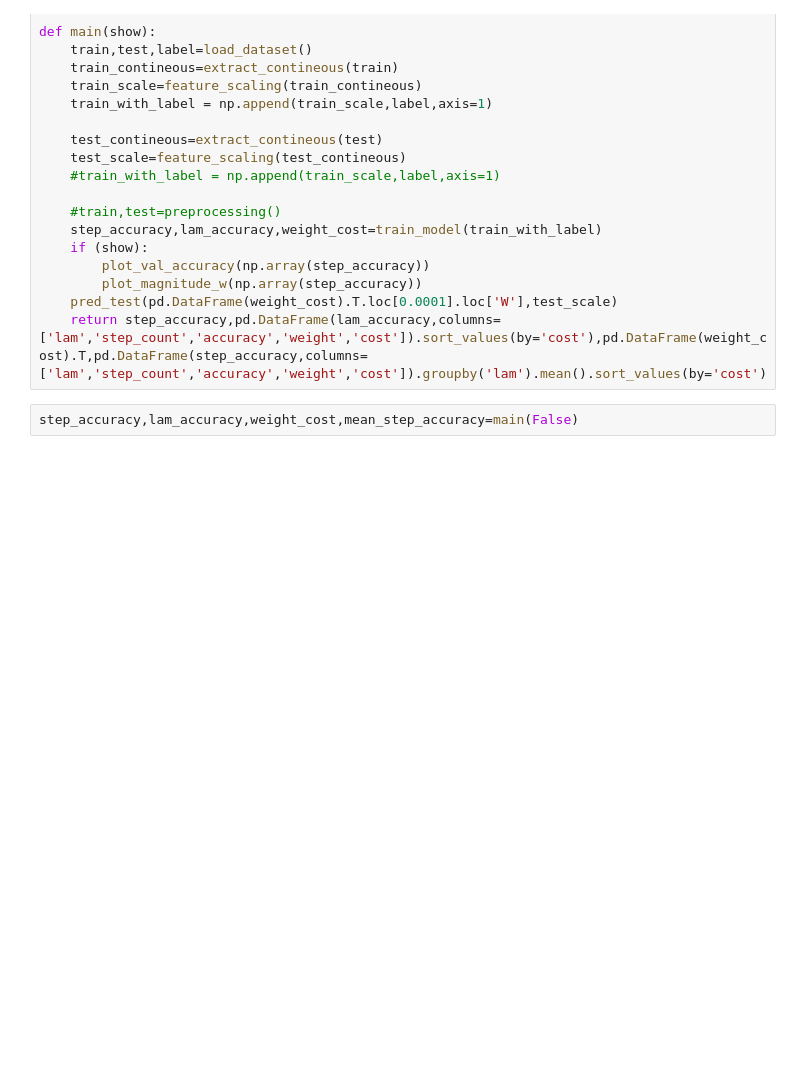
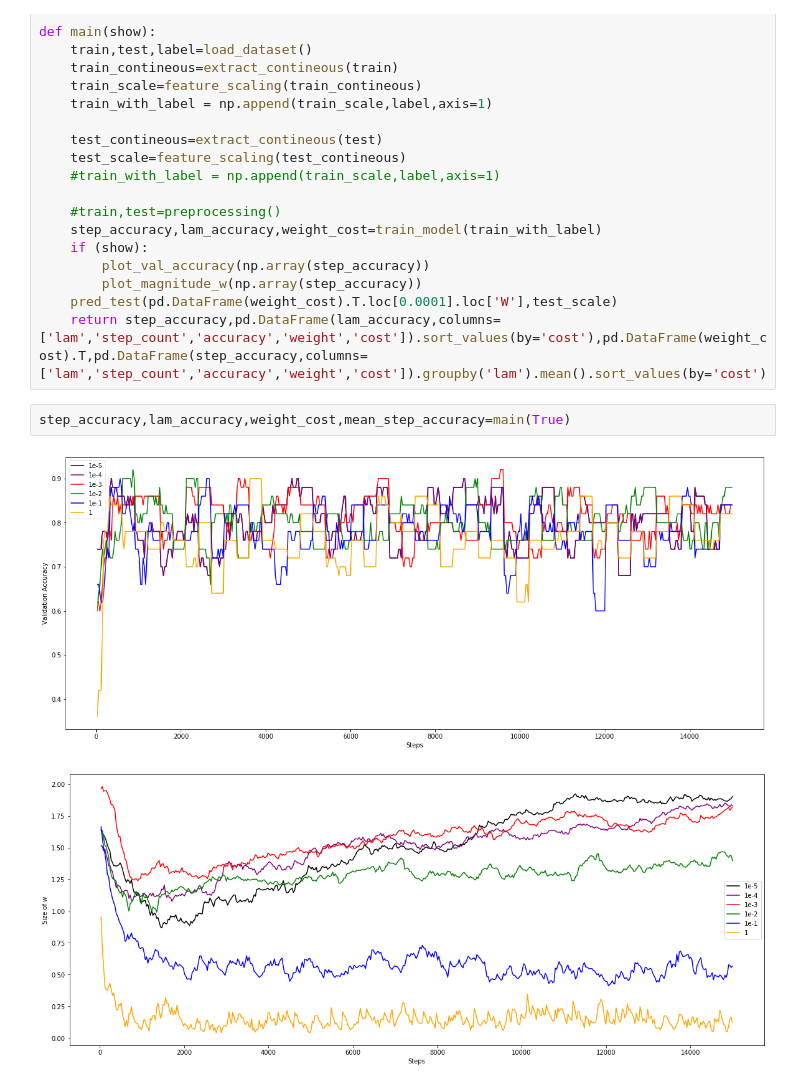
Before and after one commit to Sushanta77/Illinois, a Jupyter notebook: CS 498 - Applied Machine Learning/HW2/SVM_SGD.ipynb, the cells around one changed output. Drawn from its saved outputs; the diff is of its cells as text; blank space fills up the shorter version.

```diff
--- a/CS 498 - Applied Machine Learning/HW2/SVM_SGD.ipynb
+++ b/CS 498 - Applied Machine Learning/HW2/SVM_SGD.ipynb
@@ -216,7 +216,10 @@ def main(show):
     pred_test(pd.DataFrame(weight_cost).T.loc[0.0001].loc['W'],test_scale)
     return step_accuracy,pd.DataFrame(lam_accuracy,columns=['lam','step_count','accuracy','weight','cost']).sort_values(by='cost'),pd.DataFrame(weight_cost).T,pd.DataFrame(step_accuracy,columns=['lam','step_count','accuracy','weight','cost']).groupby('lam').mean().sort_values(by='cost')
 # %%
-step_accuracy,lam_accuracy,weight_cost,mean_step_accuracy=main(False)
+step_accuracy,lam_accuracy,weight_cost,mean_step_accuracy=main(True)
+# %% [output]
+[figure, added]
+[figure, added]
 # %%
 mean_step_accuracy
 # %% [output]
```
Also changed, not shown: parts of 1 cell of this notebook, 41 other files.
